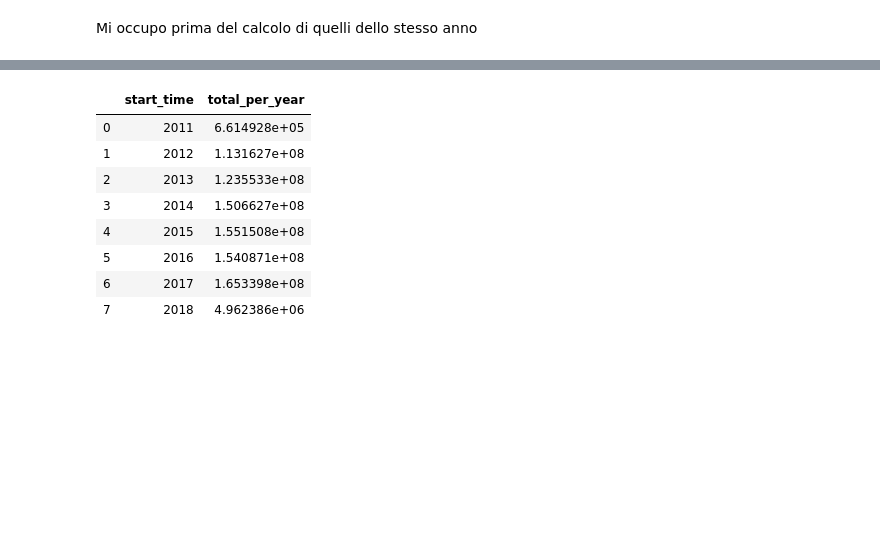
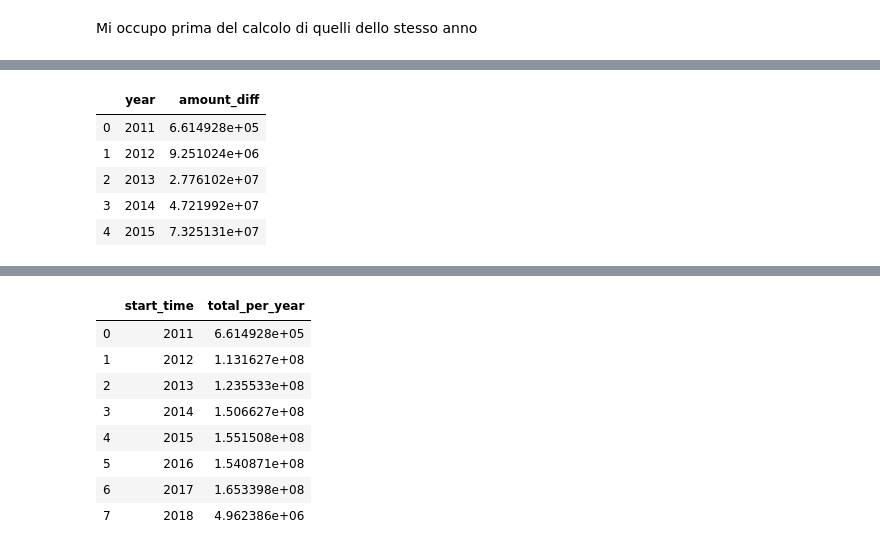
Before and after one commit to Chri1629/cs_project, a Jupyter notebook: esame_chri.ipynb, the cells around one changed output, grey strips where cells are left out. Cells and saved outputs as stored; diff of their text form; code cells hidden in the pictures; blank space fills up the shorter version.

```diff
--- a/esame_chri.ipynb
+++ b/esame_chri.ipynb
@@ -423 +459,11 @@ Creo ora la funzione che calcola l'ammontare e man mano lo somma all'interno del
+# %%
+# Decommentare questa riga per vedere i risultati
+loans_diff_year_tot.head()
+# %% [output]
+|  | year | amount_diff |
+| 0 | 2011 | 6.614928e+05 |
+| 1 | 2012 | 9.251024e+06 |
+| 2 | 2013 | 2.776102e+07 |
+| 3 | 2014 | 4.721992e+07 |
+| 4 | 2015 | 7.325131e+07 |
 # %% [markdown]
```
Also changed, not shown: parts of 26 cells of this notebook.
